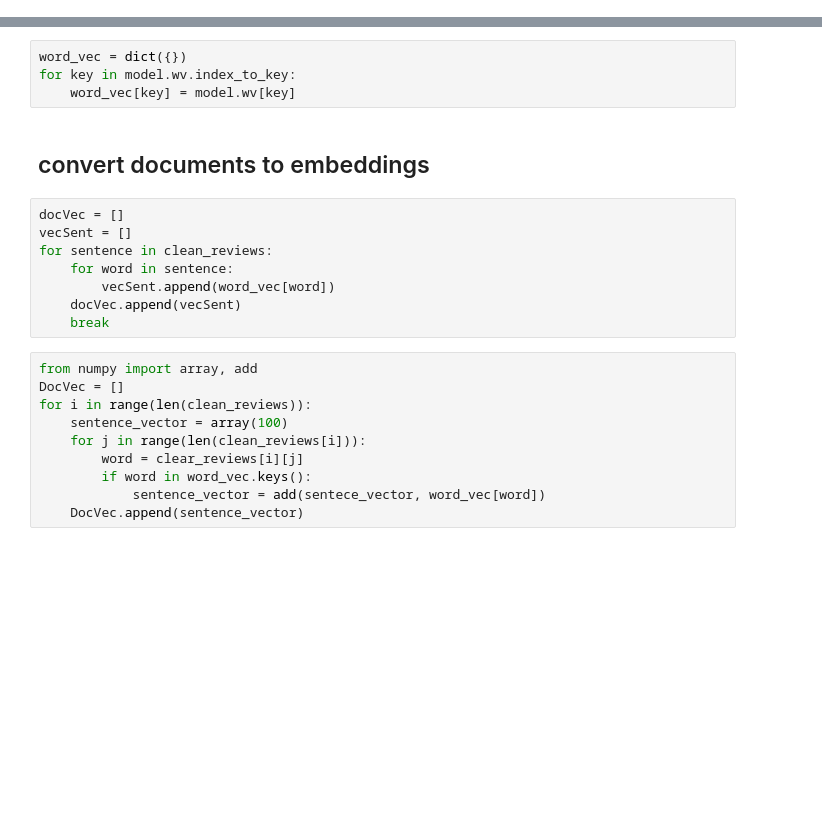
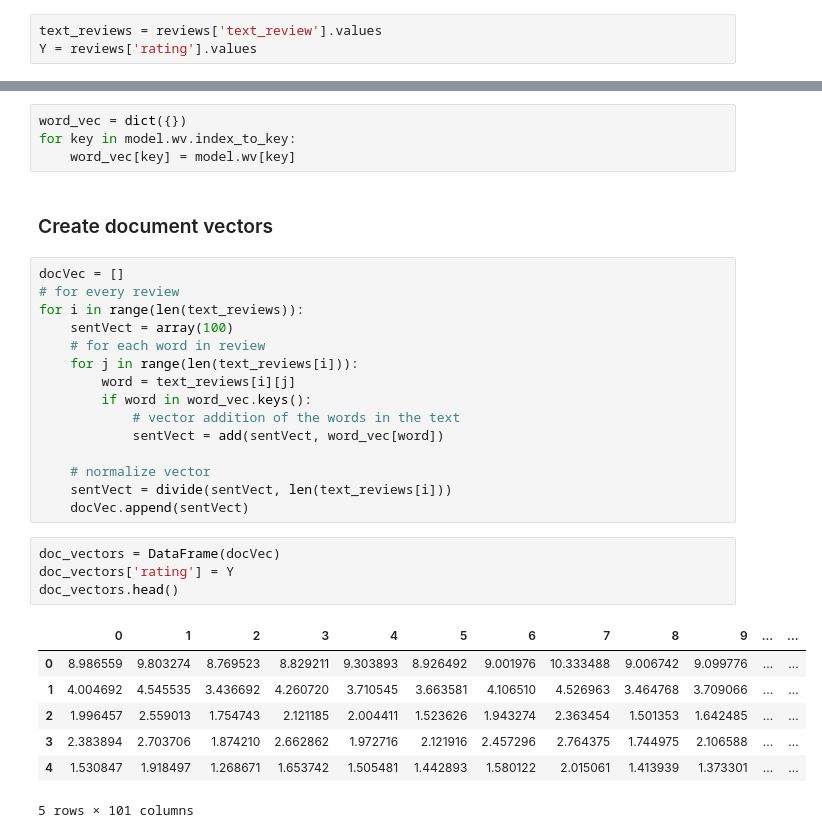
Before and after one commit to gkontogiannhs/Data-Mining, a Jupyter notebook: NLP.ipynb, the cells around one changed output, grey strips where cells are left out. Drawn from its saved outputs; the diff is of its cells as text; blank space fills up the shorter version.

```diff
--- a/NLP.ipynb
+++ b/NLP.ipynb
@@ -24 +69,4 @@ clean_reviews = reviews['review'].apply(simple_preprocess)
+# %%
+text_reviews = reviews['text_review'].values
+Y = reviews['rating'].values
 # %% [markdown]
@@ -67,23 +107,32 @@ model.wv.similarity(w1='great', w2='awesome')
 word_vec = dict({})
 for key in model.wv.index_to_key:
     word_vec[key] = model.wv[key]
-# %% [markdown]
-## convert documents to embeddings
-# %%
-docVec = []
-vecSent = []
-for sentence in clean_reviews:
-    for word in sentence:
-        vecSent.append(word_vec[word])
-    docVec.append(vecSent)
-    break
+# %% [markdown]
+### Create document vectors
 # %%
-from numpy import array, add
-DocVec = []
-for i in range(len(clean_reviews)):
-    sentence_vector = array(100)
-    for j in range(len(clean_reviews[i])):
-        word = clear_reviews[i][j]
+docVec = []
+# for every review
+for i in range(len(text_reviews)):
+    sentVect = array(100)
+    # for each word in review
+    for j in range(len(text_reviews[i])):
+        word = text_reviews[i][j]
         if word in word_vec.keys():
-            sentence_vector = add(sentece_vector, word_vec[word])
-    DocVec.append(sentence_vector)
+            # vector addition of the words in the text
+            sentVect = add(sentVect, word_vec[word])
+
+    # normalize vector
+    sentVect = divide(sentVect, len(text_reviews[i]))
+    docVec.append(sentVect)
+# %%
+doc_vectors = DataFrame(docVec)
+doc_vectors['rating'] = Y
+doc_vectors.head()
+# %% [output]
+|  | 0 | 1 | 2 | 3 | 4 | 5 | 6 | 7 | 8 | 9 | ... | ... |
+| 0 | 8.986559 | 9.803274 | 8.769523 | 8.829211 | 9.303893 | 8.926492 | 9.001976 | 10.333488 | 9.006742 | 9.099776 | ... | ... |
+| 1 | 4.004692 | 4.545535 | 3.436692 | 4.260720 | 3.710545 | 3.663581 | 4.106510 | 4.526963 | 3.464768 | 3.709066 | ... | ... |
+| 2 | 1.996457 | 2.559013 | 1.754743 | 2.121185 | 2.004411 | 1.523626 | 1.943274 | 2.363454 | 1.501353 | 1.642485 | ... | ... |
+| 3 | 2.383894 | 2.703706 | 1.874210 | 2.662862 | 1.972716 | 2.121916 | 2.457296 | 2.764375 | 1.744975 | 2.106588 | ... | ... |
+| 4 | 1.530847 | 1.918497 | 1.268671 | 1.653742 | 1.505481 | 1.442893 | 1.580122 | 2.015061 | 1.413939 | 1.373301 | ... | ... |
+5 rows × 101 columns
```
Also changed, not shown: parts of 32 cells of this notebook, 1 other file.
